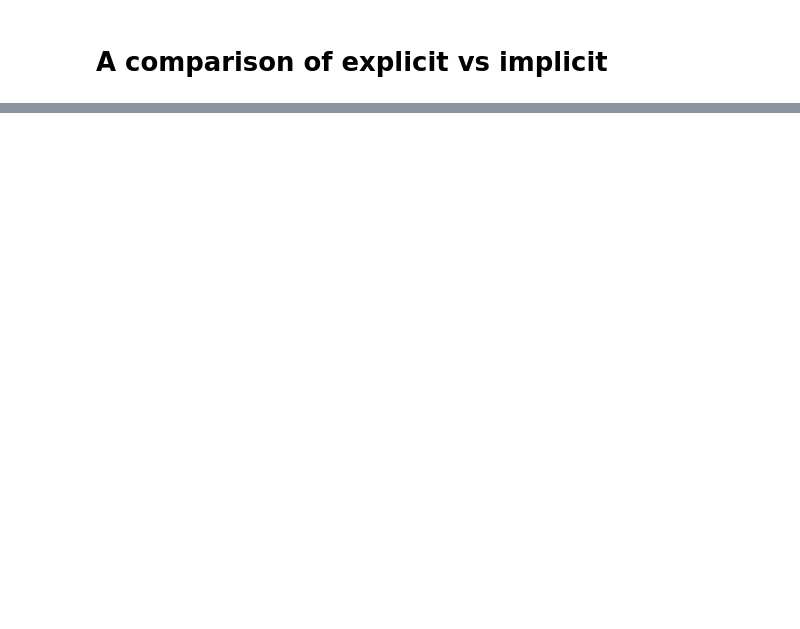
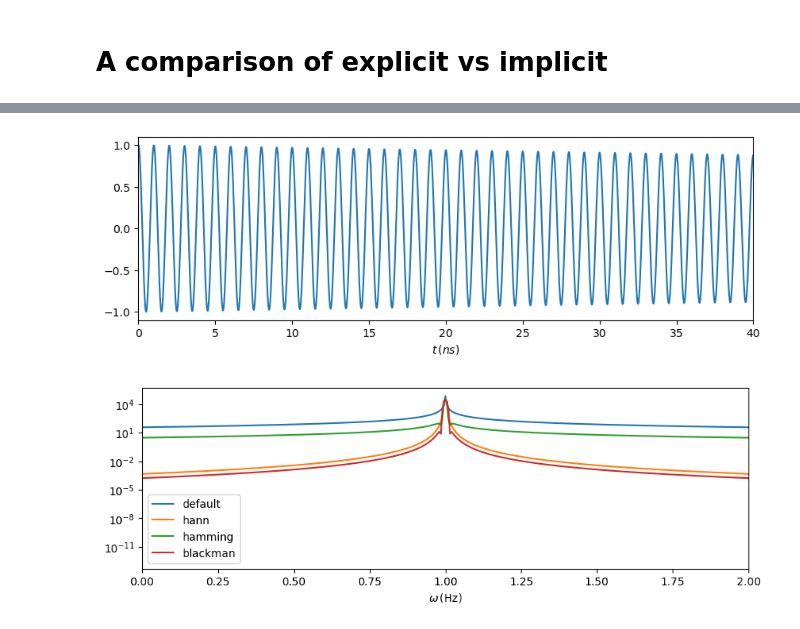
Before and after one commit to chuan97/magnetic-qed, a Jupyter notebook: minimaltest.ipynb, the cells around one changed output, grey strips where cells are left out. Saved outputs shown, nothing was run; the diff lists cells and outputs as text; code cells hidden in the pictures; blank space fills up the shorter version.

```diff
--- a/minimaltest.ipynb
+++ b/minimaltest.ipynb
@@ -118,0 +224,36 @@ plt.show()
+# %%
+wosc = 1 * (1 + 5e-4j)
+
+ts = np.linspace(0, 200, 100000)
+
+xs = np.exp(1j * 2*np.pi * wosc * ts)
+
+plt.plot(ts, xs.real)
+plt.xlim(0, 40)
+plt.xlabel(r'$t \, (ns)$')
+plt.show()
+
+ws, amps = fft.fft_wrapper(ts, xs)
+plt.plot(ws, np.abs(amps), label='default')
+
+w = hann(len(ts))
+ws, amps = fft.fft_wrapper(ts, xs*w)
+plt.plot(ws, np.abs(amps), label='hann')
+
+w = hamming(len(ts))
+ws, amps = fft.fft_wrapper(ts, xs*w)
+plt.plot(ws, np.abs(amps), label='hamming')
+
+w = blackman(len(ts))
+ws, amps = fft.fft_wrapper(ts, xs*w)
+plt.plot(ws, np.abs(amps), label='blackman')
+
+
+plt.xlim(0, 2)
+plt.xlabel(r'$\omega \, ({\rm Hz})$')
+plt.yscale('log')
+plt.legend()
+plt.show()
+# %% [output]
+[figure, added]
+[figure, added]
```
Also changed, not shown: parts of 4 cells of this notebook, 2 other files.
